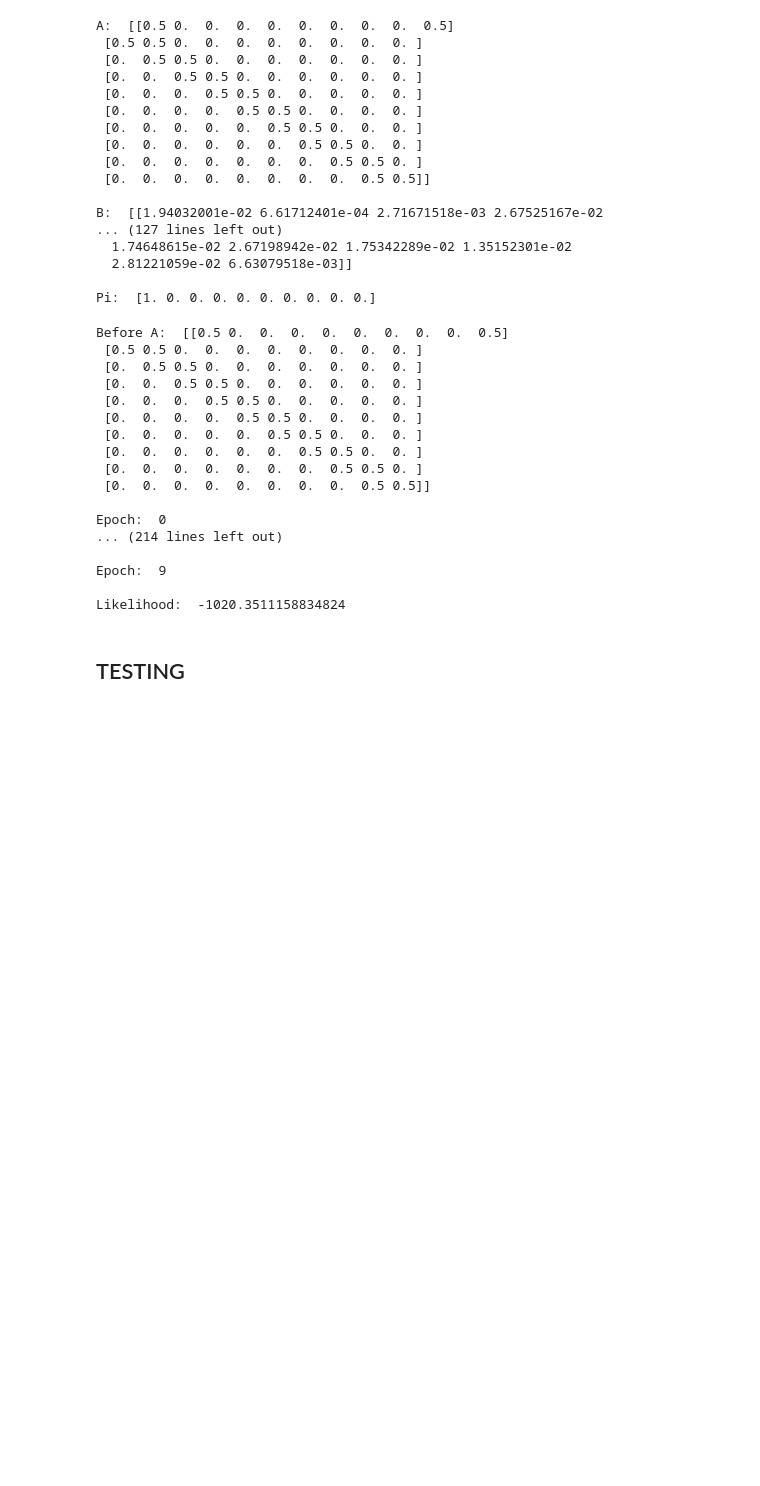
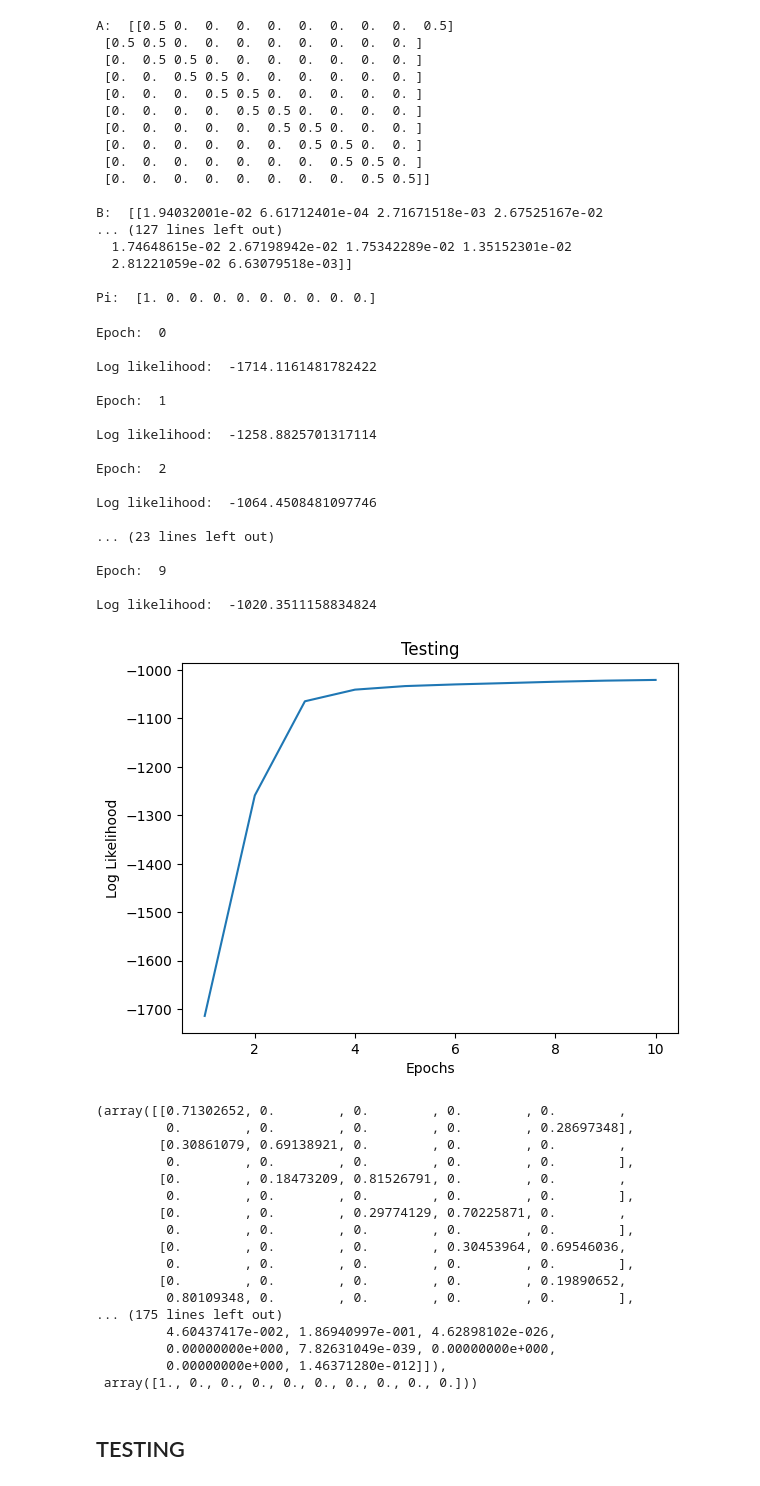
Before and after one commit to Kalva014/Gesture_Recognition, a Jupyter notebook: HMM.ipynb, the cells around one changed output. Saved outputs shown, nothing was run; the diff lists cells and outputs as text; code cells hidden in the pictures; blank space fills up the shorter version.

```diff
--- a/HMM.ipynb
+++ b/HMM.ipynb
@@ -263,48 +263,85 @@ class HMM:
 
         return A_hat, B_hat, pi_hat, log_likelihood
 # %%
-def train_model(epochs, N, M, A, B, pi, O):
+def plot_likelihoods(gesture_name, num_epochs, likelihoods):
+    # Create a list of epoch numbers
+    epochs = range(1, num_epochs+1)
+
+    # Create a figure for subplots
+    fig, axs = plt.subplots()
+    axs.plot(epochs, likelihoods)
+    axs.set_title(gesture_name)
+    axs.set_xlabel('Epochs')
+    axs.set_ylabel('Log Likelihood')
+
+    plt.show()
+
+
+def train_model(gesture_name, epochs, N, M, A, B, pi, O):
     model = HMM(N, M, A, B, pi, O)
+    log_likelihood_list = []
     for epoch in range(epochs):
-        print("Before A: ", model.A)
+        # print("Before A: ", model.A)
         # print("Before B: ", B)
         # print("pi: ", pi)
         A, B, pi, likelihood = model.Baum_Welsh()
-        print("After A: ", A)
+        # print("After A: ", A)
         # print("After B: ", B)
         # print("pi: ", pi)
         model.A = A
         model.B = B
         model.pi = pi
+        log_likelihood_list.append(likelihood)
         print("\nEpoch: ", epoch)
-        print("\nLikelihood: ", likelihood)
+        print("\nLog likelihood: ", likelihood)
+
+    plot_likelihoods(gesture_name, epochs, log_likelihood_list)
+    return model.A, model.B, model.pi
 
 # TESTING DATASET
 # N = 2
 # M = 2
 # A = np.array([[0.5,0.5],[0.5,0.5]])
 # B = np.array([[0.5,0.5],[0.5,0.5]])
 # pi = init_pi_matrix(N)
 # O = np.array([0,0,0,1,1,1])
 
-train_model(10, N, M, A, B, pi, O)
+train_model("Testing", 10, N, M, A, B, pi, O)
 # %% [output]
-Before A:  [[0.5 0.  0.  0.  0.  0.  0.  0.  0.  0.5]
- [0.5 0.5 0.  0.  0.  0.  0.  0.  0.  0. ]
- [0.  0.5 0.5 0.  0.  0.  0.  0.  0.  0. ]
- [0.  0.  0.5 0.5 0.  0.  0.  0.  0.  0. ]
- [0.  0.  0.  0.5 0.5 0.  0.  0.  0.  0. ]
- [0.  0.  0.  0.  0.5 0.5 0.  0.  0.  0. ]
- [0.  0.  0.  0.  0.  0.5 0.5 0.  0.  0. ]
- [0.  0.  0.  0.  0.  0.  0.5 0.5 0.  0. ]
- [0.  0.  0.  0.  0.  0.  0.  0.5 0.5 0. ]
- [0.  0.  0.  0.  0.  0.  0.  0.  0.5 0.5]]
+Epoch:  0
 
-Epoch:  0
-... (214 lines left out)
+Log likelihood:  -1714.1161481782422
+
+Epoch:  1
+
+Log likelihood:  -1258.8825701317114
+
+Epoch:  2
+
+Log likelihood:  -1064.4508481097746
+
+... (23 lines left out)
 
 Epoch:  9
 
-Likelihood:  -1020.3511158834824
+Log likelihood:  -1020.3511158834824
+[figure, added]
+(array([[0.71302652, 0.        , 0.        , 0.        , 0.        ,
+         0.        , 0.        , 0.        , 0.        , 0.28697348],
+        [0.30861079, 0.69138921, 0.        , 0.        , 0.        ,
+         0.        , 0.        , 0.        , 0.        , 0.        ],
+        [0.        , 0.18473209, 0.81526791, 0.        , 0.        ,
+         0.        , 0.        , 0.        , 0.        , 0.        ],
+        [0.        , 0.        , 0.29774129, 0.70225871, 0.        ,
+         0.        , 0.        , 0.        , 0.        , 0.        ],
+        [0.        , 0.        , 0.        , 0.30453964, 0.69546036,
+         0.        , 0.        , 0.        , 0.        , 0.        ],
+        [0.        , 0.        , 0.        , 0.        , 0.19890652,
+         0.80109348, 0.        , 0.        , 0.        , 0.        ],
+... (175 lines left out)
+         4.60437417e-002, 1.86940997e-001, 4.62898102e-026,
+         0.00000000e+000, 7.82631049e-039, 0.00000000e+000,
+         0.00000000e+000, 1.46371280e-012]]),
+ array([1., 0., 0., 0., 0., 0., 0., 0., 0., 0.]))
 # %% [markdown]
 ## TESTING
```
Also changed, not shown: parts of 4 cells of this notebook, 27 other files.
